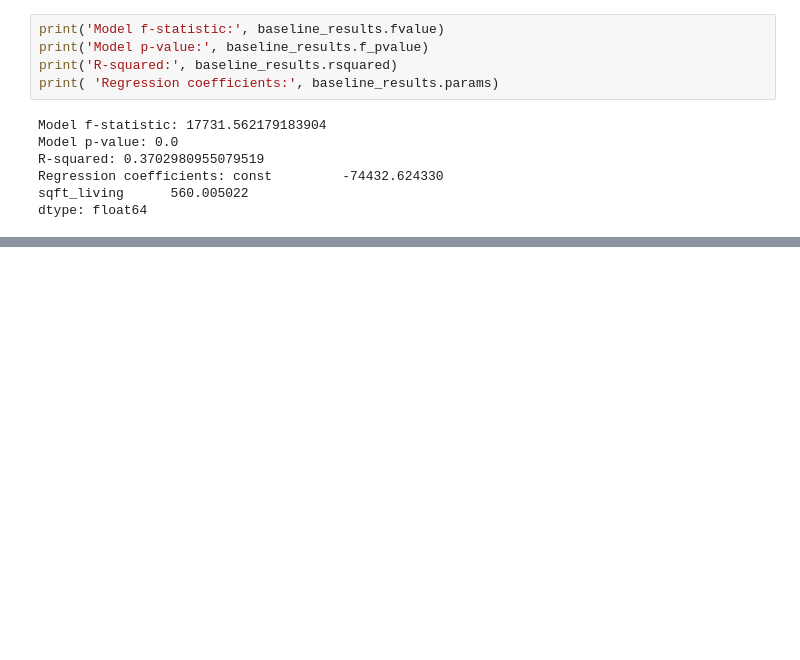
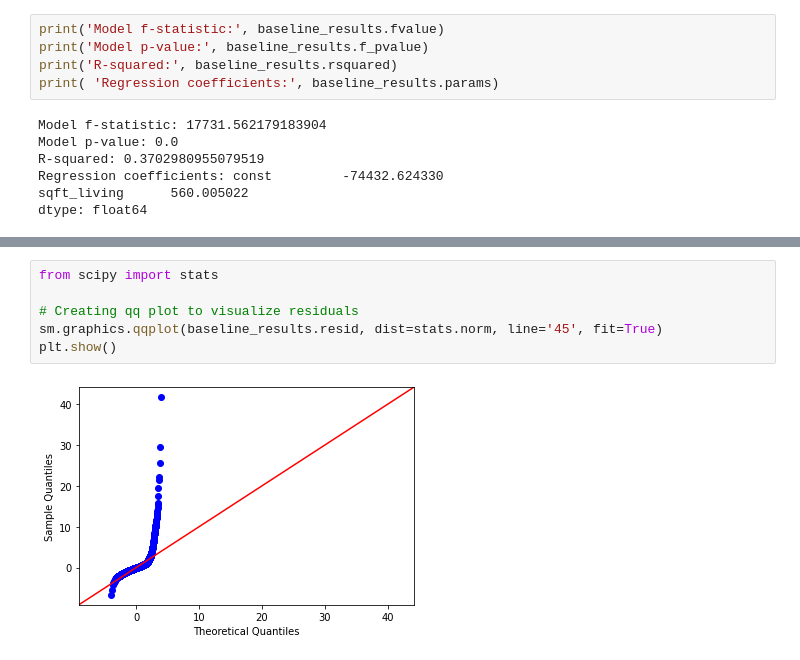
Before and after one commit to madelinebirch/PROJECT_Multiple_Linear_Regression, a Jupyter notebook: Untitled.ipynb, the cells around one changed output, grey strips where cells are left out. Drawn from its saved outputs; the diff is of its cells as text; blank space fills up the shorter version.

```diff
--- a/Untitled.ipynb
+++ b/Untitled.ipynb
@@ -263,0 +337,8 @@ dtype: float64
+# %%
+from scipy import stats
+
+# Creating qq plot to visualize residuals
+sm.graphics.qqplot(baseline_results.resid, dist=stats.norm, line='45', fit=True)
+plt.show()
+# %% [output]
+[figure, added]
```
Also changed, not shown: parts of 29 cells of this notebook.
